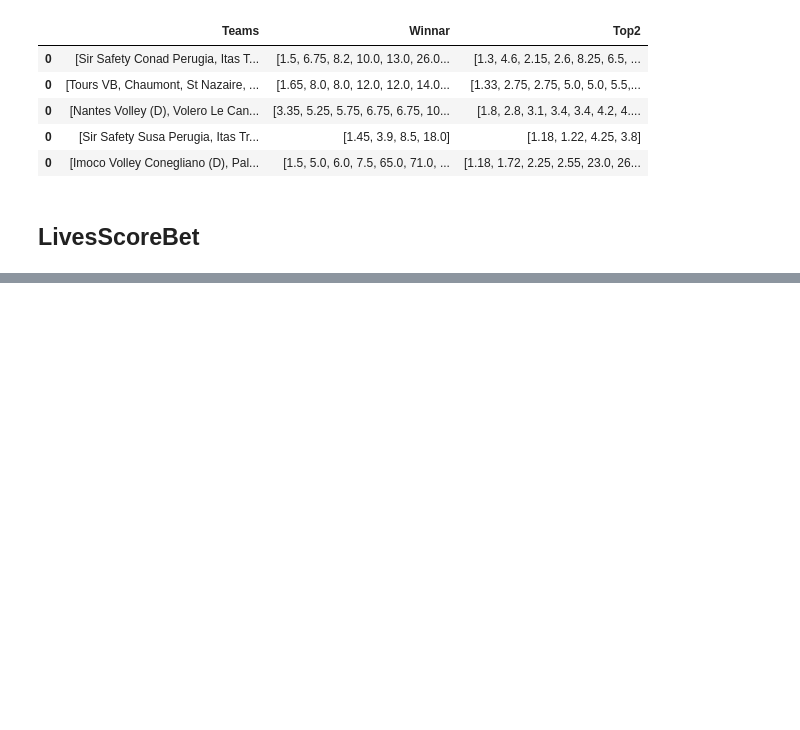
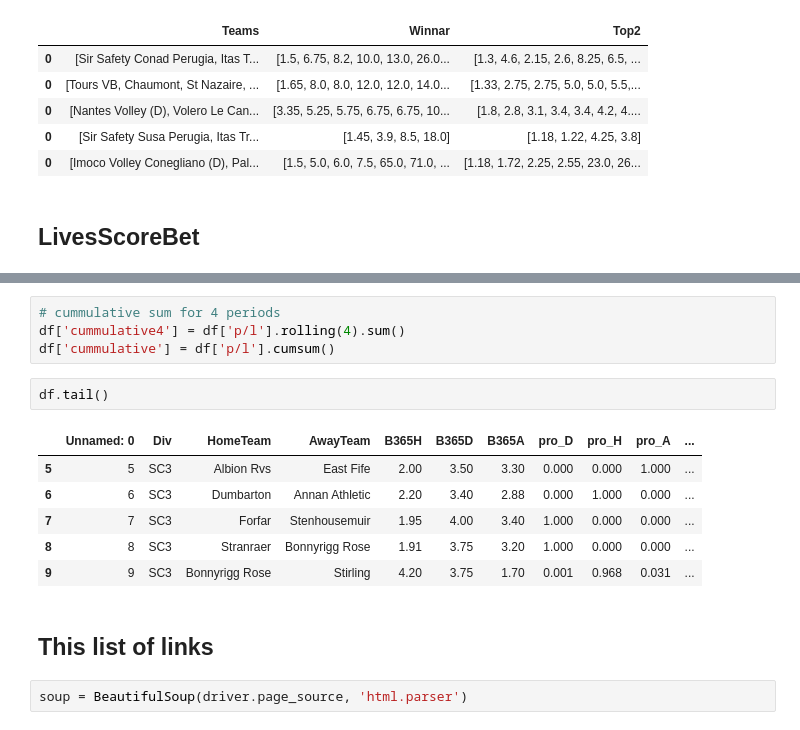
Before and after one commit to mohelwah/BetcityScrape, a Jupyter notebook: test.ipynb, the cells around one changed output, grey strips where cells are left out. Cells and saved outputs as stored; diff of their text form; blank space fills up the shorter version.

```diff
--- a/test.ipynb
+++ b/test.ipynb
@@ -182,0 +252,17 @@ df.head()
+# %%
+# cummulative sum for 4 periods
+df['cummulative4'] = df['p/l'].rolling(4).sum()
+df['cummulative'] = df['p/l'].cumsum()
+# %%
+df.tail()
+# %% [output]
+|  | Unnamed: 0 | Div | HomeTeam | AwayTeam | B365H | B365D | B365A | pro_D | pro_H | pro_A | ... |
+| 5 | 5 | SC3 | Albion Rvs | East Fife | 2.00 | 3.50 | 3.30 | 0.000 | 0.000 | 1.000 | ... |
+| 6 | 6 | SC3 | Dumbarton | Annan Athletic | 2.20 | 3.40 | 2.88 | 0.000 | 1.000 | 0.000 | ... |
+| 7 | 7 | SC3 | Forfar | Stenhousemuir | 1.95 | 4.00 | 3.40 | 1.000 | 0.000 | 0.000 | ... |
+| 8 | 8 | SC3 | Stranraer | Bonnyrigg Rose | 1.91 | 3.75 | 3.20 | 1.000 | 0.000 | 0.000 | ... |
+| 9 | 9 | SC3 | Bonnyrigg Rose | Stirling | 4.20 | 3.75 | 1.70 | 0.001 | 0.968 | 0.031 | ... |
+# %% [markdown]
+## This list of links
+# %%
+soup = BeautifulSoup(driver.page_source, 'html.parser')
```
Also changed, not shown: parts of 19 cells of this notebook, 2 other files.
